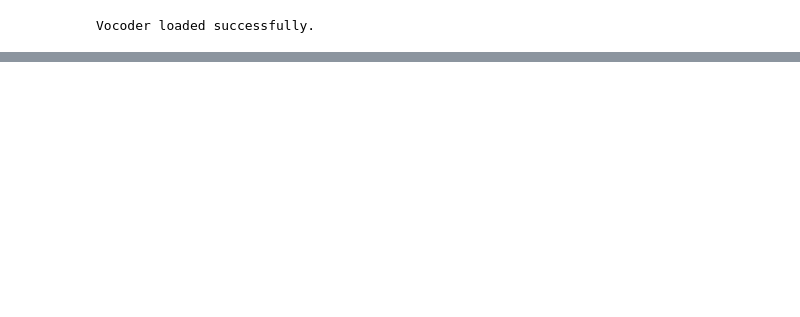
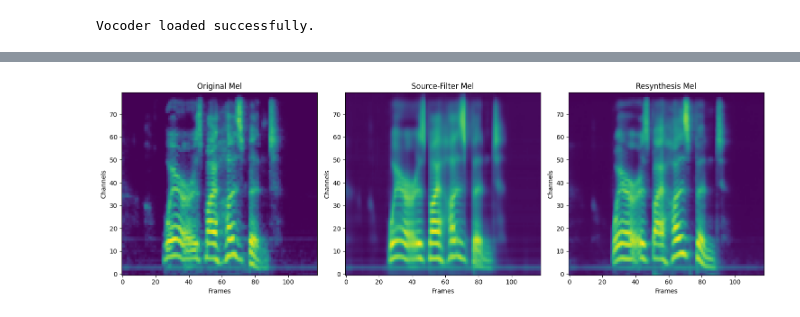
Before and after one commit to a-baur/DDDM-EVC, a Jupyter notebook: visualize.ipynb, the cells around one changed output, grey strips where cells are left out. Saved outputs shown, nothing was run; the diff lists cells and outputs as text; code cells hidden in the pictures; blank space fills up the shorter version.

Commit message:
updated notebook with dddm model

```diff
--- a/visualize.ipynb
+++ b/visualize.ipynb
@@ -119,5 +58,5 @@ plot_mel(
 # %%
-vocoder = HifiGAN(cfg.models.vocoder)
+vocoder = HifiGAN(cfg.model.vocoder)
 vocoder.requires_grad_(False)
 vocoder.to(device)
 util.load_model(vocoder, "hifigan.pth")
@@ -189,0 +66,25 @@ Audio(voice[0].detach().cpu().numpy(), rate=cfg.data.dataset.sampling_rate)
+# %%
+model = DDDM(cfg.model, sample_rate=cfg.data.dataset.sampling_rate)
+model.load_pretrained(freeze=True)
+# %%
+x, x_mel, x_n_frames = next(iter(dataloader))
+
+y_mel, enc_out = model(x, x_mel, x_n_frames, return_enc_out=True)
+# %%
+x_audio = vocoder.infer(x_mel.to(device))
+enc_audio = vocoder.infer(enc_out.to(device))
+y_audio = vocoder.infer(y_mel.to(device))
+
+plot_mel(
+    [x_mel, enc_out, y_mel],
+    title="Spectrograms",
+    subtitle=["Original Mel", "Source-Filter Mel", "Resynthesis Mel"]
+)
+
+display(
+    Audio(x_audio[0].detach().cpu().numpy(), rate=cfg.data.dataset.sampling_rate),
+    Audio(enc_audio[0].detach().cpu().numpy(), rate=cfg.data.dataset.sampling_rate),
+    Audio(y_audio[0].detach().cpu().numpy(), rate=cfg.data.dataset.sampling_rate),
+)
+# %% [output]
+[figure, added]
```
Also changed, not shown: parts of 26 cells of this notebook, 1 other file.
